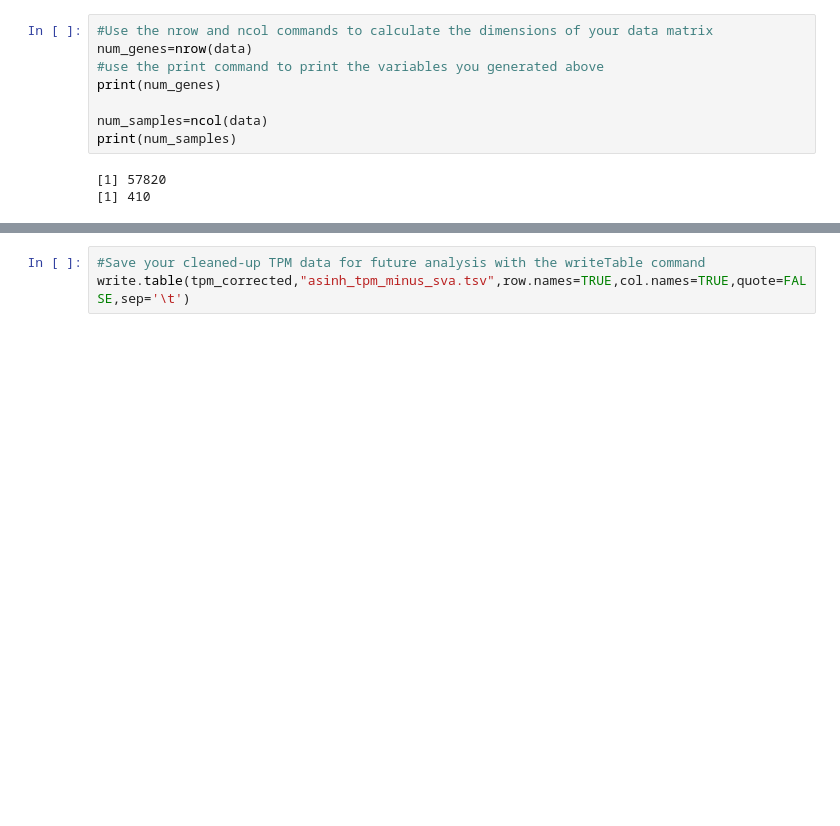
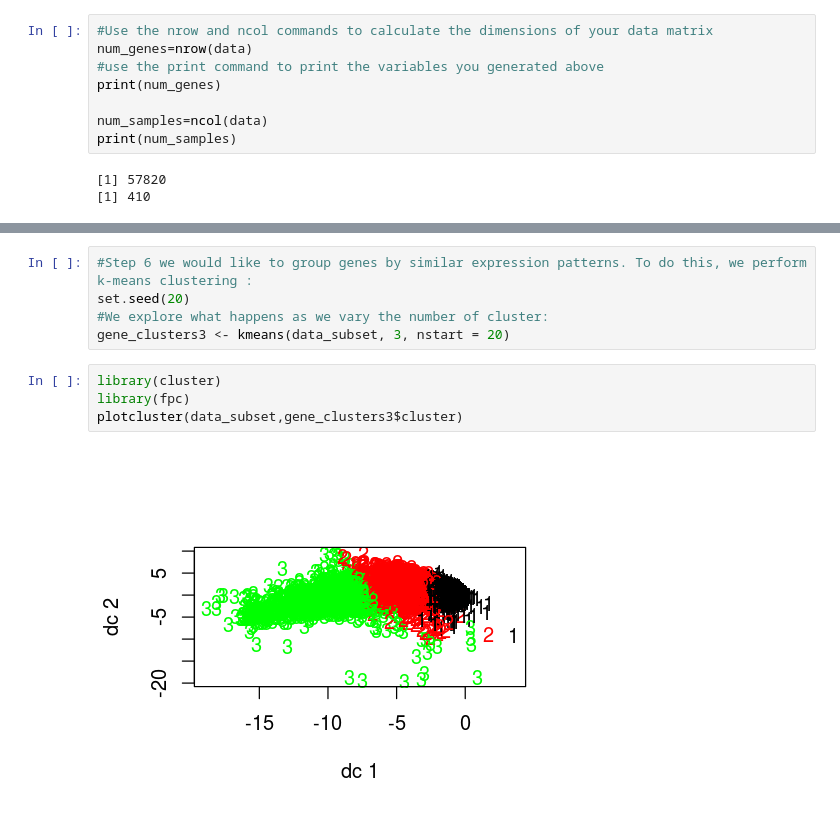
Before and after one commit to CArellG/humbio51, a Jupyter notebook: class_8_rnaseq_qc/RNAseq data qc.ipynb, the cells around one changed output, grey strips where cells are left out. Cells and saved outputs as stored; diff of their text form; blank space fills up the shorter version.

Commit message:
kmeans & PCA notebook updates

```diff
--- a/class_8_rnaseq_qc/RNAseq data qc.ipynb
+++ b/class_8_rnaseq_qc/RNAseq data qc.ipynb
@@ -198,3 +147,11 @@ scale_colour_manual(values=cbPalette)
-# %%
-#Save your cleaned-up TPM data for future analysis with the writeTable command
-write.table(tpm_corrected,"asinh_tpm_minus_sva.tsv",row.names=TRUE,col.names=TRUE,quote=FALSE,sep='\t')
+# %%
+#Step 6 we would like to group genes by similar expression patterns. To do this, we perform k-means clustering :
+set.seed(20)
+#We explore what happens as we vary the number of cluster:
+gene_clusters3 <- kmeans(data_subset, 3, nstart = 20)
+# %%
+library(cluster)
+library(fpc)
+plotcluster(data_subset,gene_clusters3$cluster)
+# %% [output]
+[figure, added]
```
Also changed, not shown: parts of 18 cells of this notebook, 1 other file.
